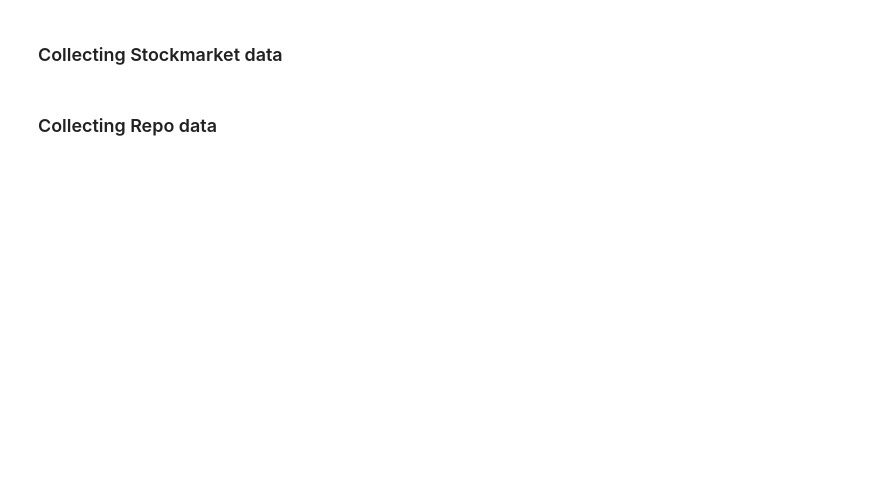
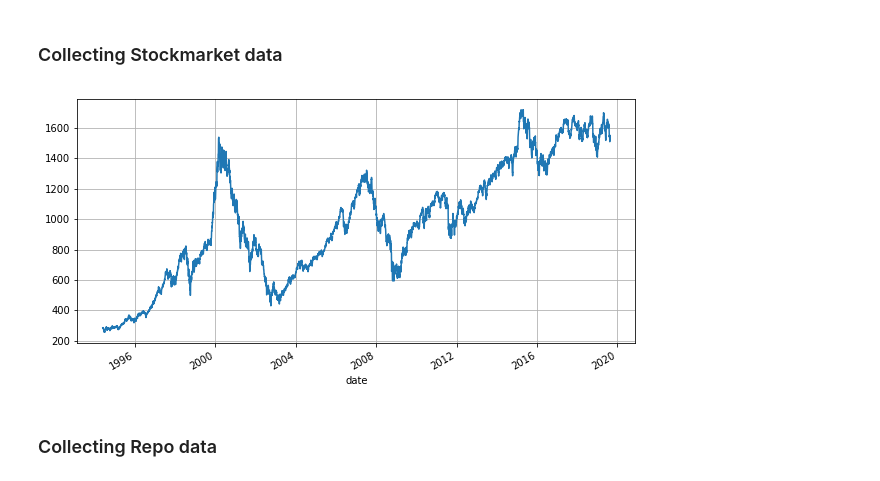
Before and after one commit to MatPiq/SDS-Group-35, a Jupyter notebook: Exam_Project/Group 35 - Python Code .ipynb, the cells around one changed output. Cells and saved outputs as stored; diff of their text form; code cells hidden in the pictures; blank space fills up the shorter version.

```diff
--- a/Exam_Project/Group 35 - Python Code .ipynb
+++ b/Exam_Project/Group 35 - Python Code .ipynb
@@ -206,11 +227,14 @@ omx['date'] = pd.to_datetime(omx['date'])
 
 #Difference between opening and closing value
 omx['dif abs'] = omx['opening value'] - omx['closing value']
-omx['dif abs'] = (omx['opening value']-omx['closing value']) / omx['closing value']
+omx['dif frac'] = (omx['opening value']-omx['closing value']) / omx['closing value']
 omx = omx.iloc[::-1]
 # %%
+omx.drop(omx.loc[omx['closing value']==0].index, inplace=True)
 omx.plot('date', 'closing value', grid = True, legend = False, figsize=(10, 5))
 plt.savefig('omx.png')
+# %% [output]
+[figure, added]
 # %% [markdown]
 ### Collecting Repo data
 # %%
```
Also changed, not shown: parts of 9 cells of this notebook, 2 other files.
